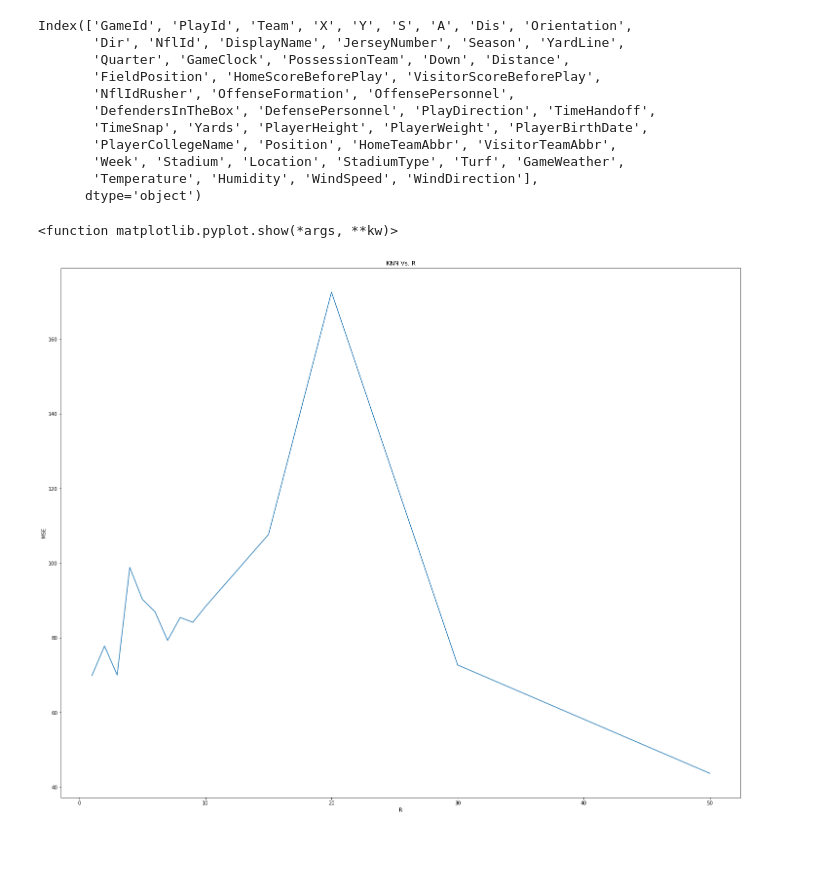
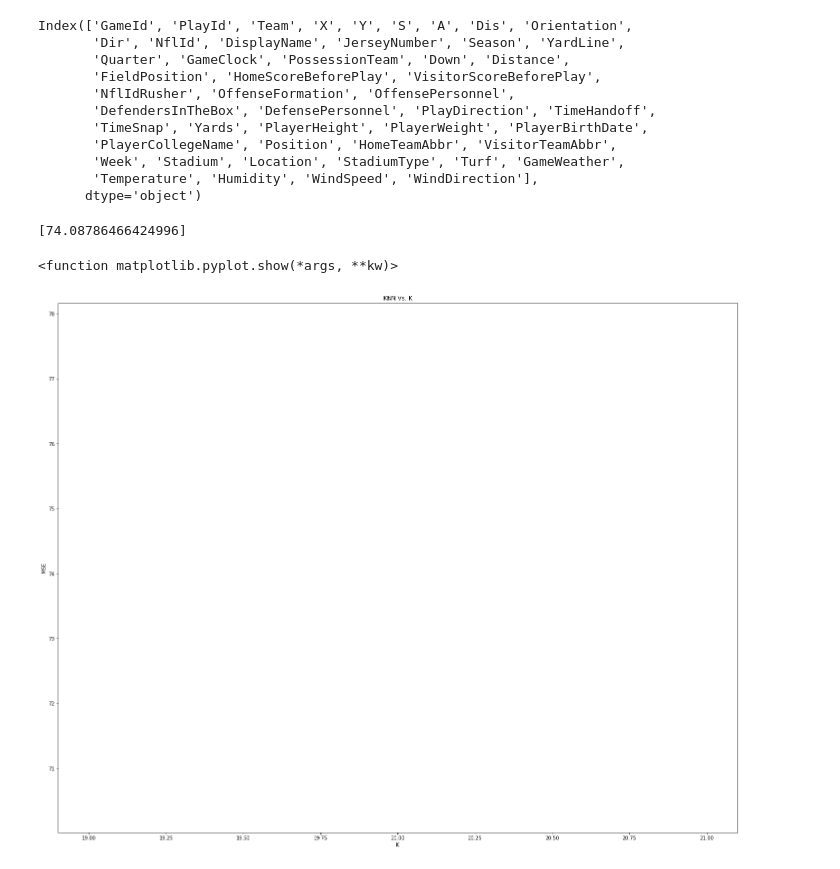
Before and after one commit to alexander-moore/DS502_Final, a Jupyter notebook: ethan/version_4.ipynb, the cells around one changed output. Cells and saved outputs as stored; diff of their text form; code cells hidden in the pictures.

```diff
--- a/ethan/version_4.ipynb
+++ b/ethan/version_4.ipynb
@@ -75,10 +77,10 @@ offense_nn = NearestNeighbors(metric='euclidean')
 offense_nn.fit(np.stack(offense_players))
 defense_nn = NearestNeighbors(metric='euclidean')
 defense_nn.fit(np.stack(defense_players))
-#K = [1,10,20,30,40,50,60,70,80,90,100]
-R = [1,2,3,4,5,6,7,8,9,10,15,20,30,50]
+K = [20]
+#R = [5,10,15,20,25,30,35,40,45,50]
 mse = []
-for r in R:
+for k in K:
     se = []
     for _,play in data_tst.groupby(['PlayId']):
         offense_team = play.loc[play['NflId'] == play['NflIdRusher'],'Team'].iloc[0]
@@ -96,7 +98,7 @@ for r in R:
         predictions = []
         weights = []
         for _,player in play.iterrows():
-            px = player['X']-opx if direction == 'right' else opx-player['X']
+            px = player['X']-opx
             py = player['Y']-opy
             ox = np.sin(np.deg2rad(player['Orientation']))-oox
             oy = np.cos(np.deg2rad(player['Orientation']))-ooy
@@ -104,30 +106,34 @@ for r in R:
             vy = player['S']*np.cos(np.deg2rad(player['Dir']))-ovy
             ax = player['A']*np.sin(np.deg2rad(player['Dir']))-oax
             ay = player['A']*np.cos(np.deg2rad(player['Dir']))-oay
+            if direction != 'right':
+                px *= -1
+                ox *= -1
+                vx *= -1
+                ax *= -1
             pos = np.array([i.values[0] for i in [px,py,ox,oy,vx,vy,ax,ay]],ndmin=2)
         if player['Team'] == offense_team:
-            dis,ind = offense_nn.radius_neighbors(pos,radius=r)
+            dis,ind = offense_nn.kneighbors(pos,n_neighbors=k)
             ind = [int(i) for i in ind[0]]
-            if len(ind) > 0:
-                predictions.append(np.mean(offense_yards[ind[0]]))
-                weights.append(1/(1+np.mean(dis)))
+            predictions.append(np.mean(offense_yards[ind[0]]))
+            weights.append(1/(1+np.mean(dis)))
         else:
-            dis,ind = defense_nn.radius_neighbors(pos,radius=r)
+            dis,ind = defense_nn.kneighbors(pos,n_neighbors=k)
             ind = [int(i) for i in ind[0]]
-            if len(ind) > 0:
-                predictions.append(np.mean(defense_yards[ind[0]]))
-                weights.append(1/(1+np.mean(dis)))
-        if len(predictions) > 0:
-            prediction = np.mean(predictions)
-            se.append((prediction-yards)*(prediction-yards))
+            predictions.append(np.mean(defense_yards[ind[0]]))
+            weights.append(1/(1+np.mean(dis)))
+        prediction = np.average(predictions,weights=weights)
+        se.append((prediction-yards)*(prediction-yards))
     mse.append(np.mean(se))
 # %%
+print(mse)
 plt.figure(figsize=(25,20))
-plt.plot(R,mse)
-plt.title('KNN Vs. R')
-plt.xlabel('R')
+plt.plot(K,mse)
+plt.title('KNN Vs. K')
+plt.xlabel('K')
 plt.ylabel('MSE')
 plt.show
 # %% [output]
-<function matplotlib.pyplot.show(*args, **kw)>
+[74.08786466424996]
+<function matplotlib.pyplot.show(*args, **kw)>
-[figure, old version]
+[figure, new version]
```
Also changed, not shown: parts of 2 cells of this notebook, 2 other files.
